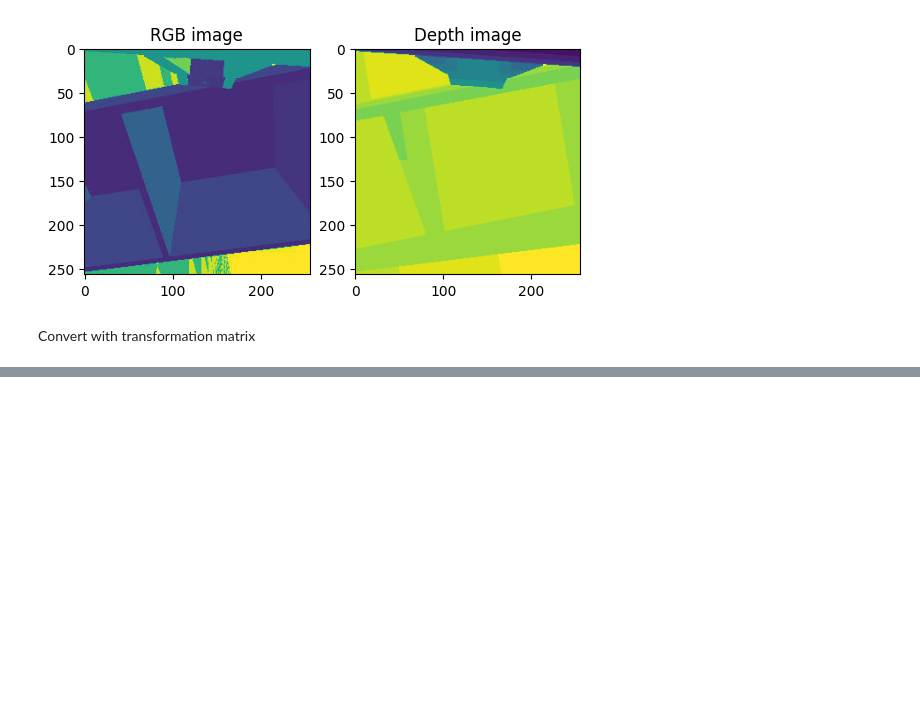
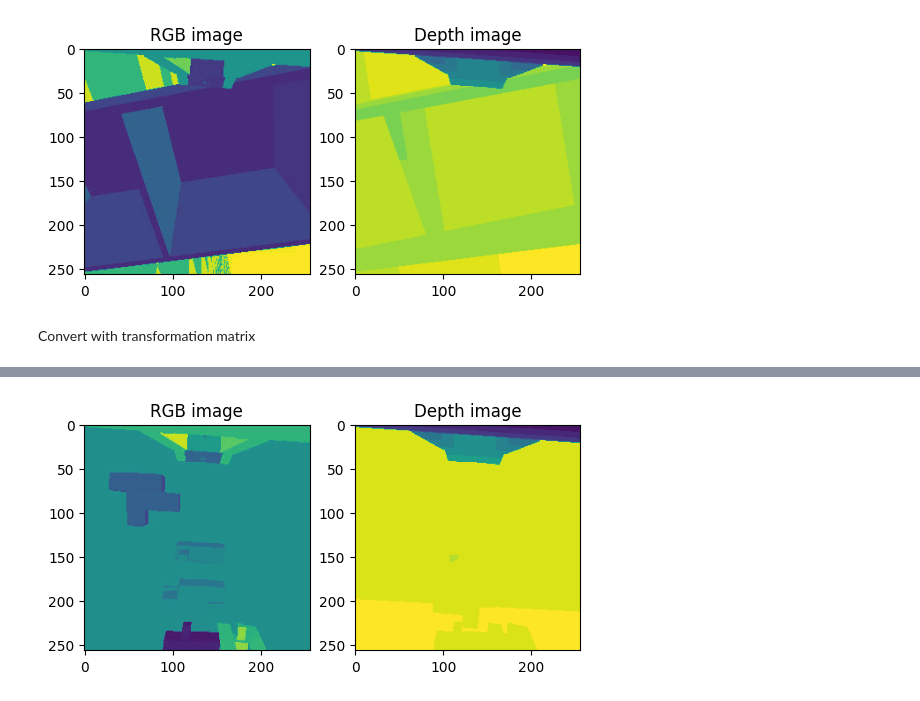
Before and after one commit to easoplee/pybullet_playground, a Jupyter notebook: pointcloud_test.ipynb, the cells around one changed output, grey strips where cells are left out. Drawn from its saved outputs; the diff is of its cells as text; code cells hidden in the pictures; blank space fills up the shorter version.

```diff
--- a/pointcloud_test.ipynb
+++ b/pointcloud_test.ipynb
@@ -107,0 +131,21 @@ array([[0.87534962, 0.10369041, 0.5452341 ],
+# %%
+color_raw4 = o3d.io.read_image("data/color0.jpg")
+depth_raw4 = o3d.io.read_image("data/depth0.png")
+rgbd_image4 = o3d.geometry.RGBDImage.create_from_color_and_depth(
+color_raw4, depth_raw4)
+t4 = np.load('data/transformation_matrix0.npy')
+pcd4 = o3d.geometry.PointCloud.create_from_rgbd_image(
+            rgbd_image4,
+            pinholeCamera,
+
+            )
+# %%
+plt.subplot(1, 2, 1)
+plt.title('RGB image')
+plt.imshow(rgbd_image4.color)
+plt.subplot(1, 2, 2)
+plt.title('Depth image')
+plt.imshow(rgbd_image4.depth)
+plt.show()
+# %% [output]
+[figure, added]
```
Also changed, not shown: parts of 7 cells of this notebook.
